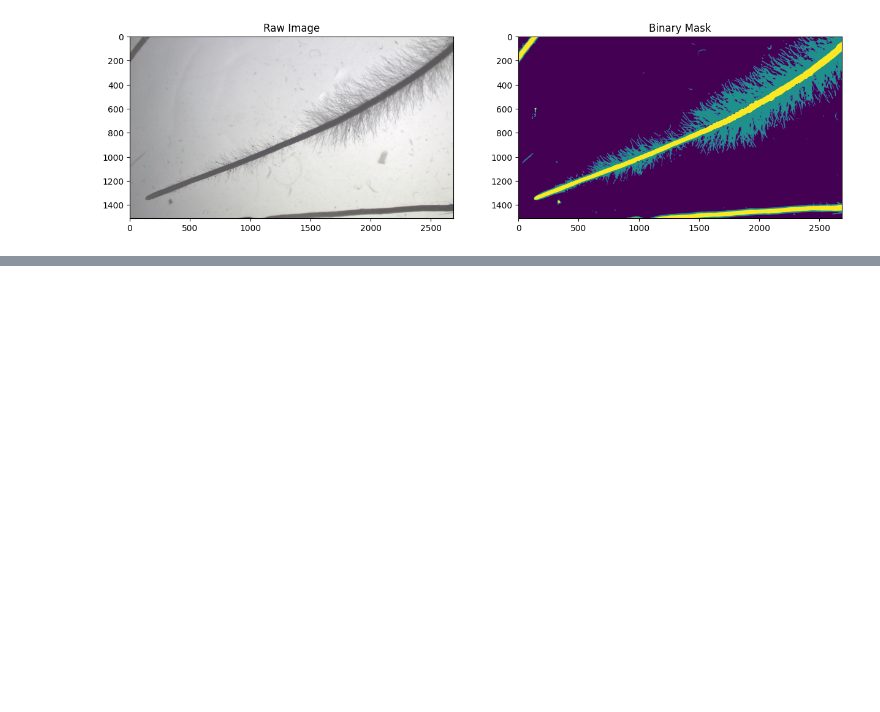
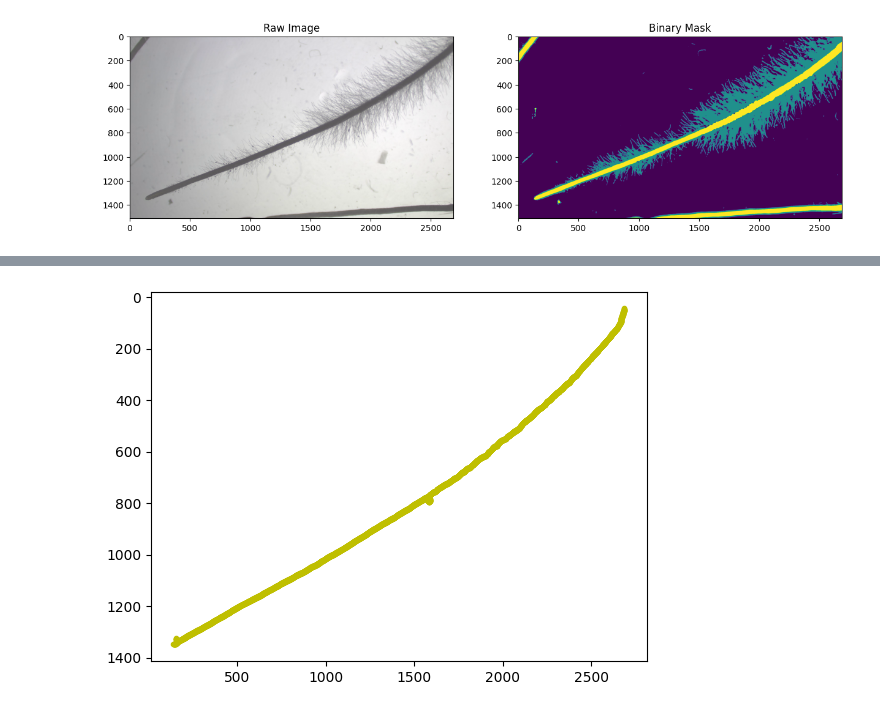
Before and after one commit to iantsang779/pyRootHair, a Jupyter notebook: demo/demo.ipynb, the cells around one changed output, grey strips where cells are left out. Cells and saved outputs as stored; diff of their text form; code cells hidden in the pictures; blank space fills up the shorter version.

```diff
--- a/demo/demo.ipynb
+++ b/demo/demo.ipynb
@@ -27,0 +73,8 @@ Text(0.5, 1.0, 'Binary Mask')
+# %%
+t_range  = np.arange(len(skeleton_x))
+x_spline = CubicSpline(t_range, skeleton_x)(t_range)
+y_spline = CubicSpline(t_range, skeleton_y)(t_range)
+
+merged_spline = np.array(list(zip(x_spline, y_spline)))
+skeleton_start = int(min(y_spline))
+skeleton_end = int(max(y_spline))
@@ -27,0 +92,6 @@ Text(0.5, 1.0, 'Binary Mask')
+# %%
+fig, ax = plt.subplots()
+plt.plot(merged_spline[:,0], merged_spline[:,1], 'y.')
+ax.yaxis.set_inverted(True)
+# %% [output]
+[figure, added]
```
Also changed, not shown: parts of 22 cells of this notebook, 4 other files.
